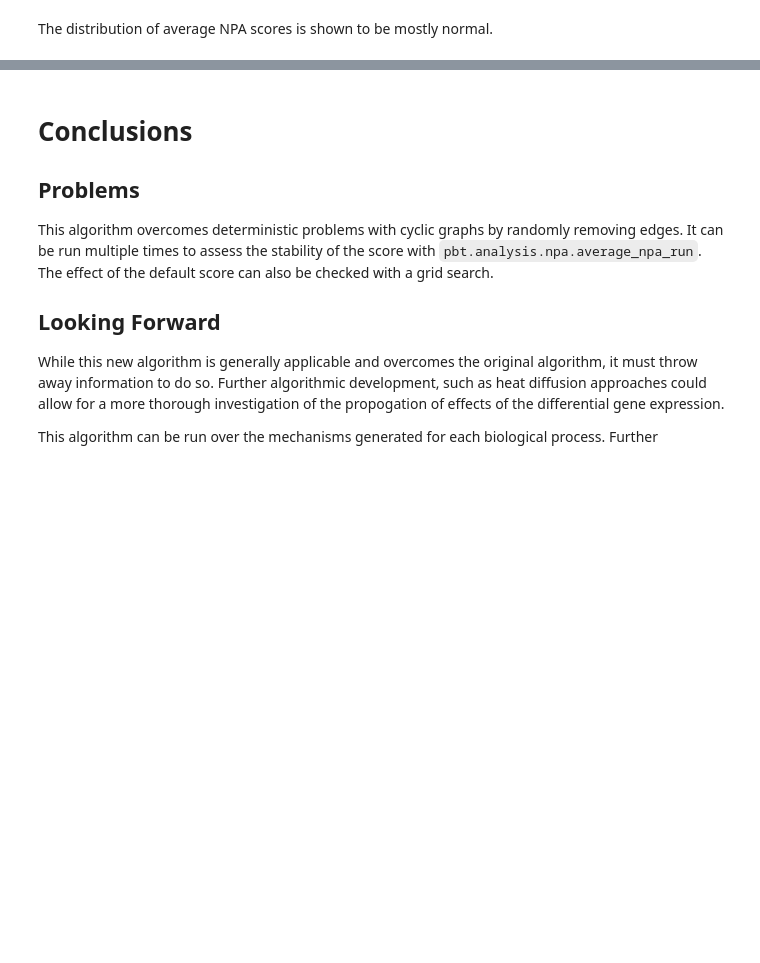
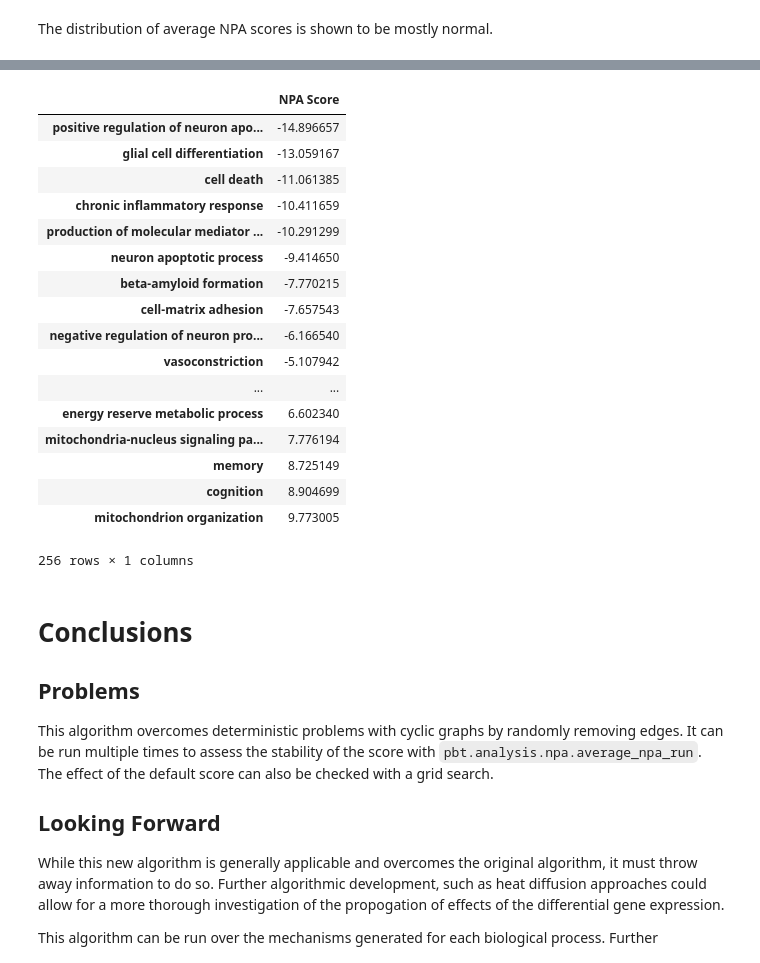
Before and after one commit to pybel/pybel-notebooks, a Jupyter notebook: NPA Demo.ipynb, the cells around one changed output, grey strips where cells are left out. Cells and saved outputs as stored; diff of their text form; code cells hidden in the pictures; blank space fills up the shorter version.

```diff
--- a/NPA Demo.ipynb
+++ b/NPA Demo.ipynb
@@ -322,10 +328,10 @@ Wall time: 1.87 s
 # %%
 %%time
+
 scores = {}
 
-for i, (node, subgraph) in enumerate(candidate_mechanisms.items()):
-    average_score = npa.multirun_average(subgraph, node, label, runs=40)
-    scores[node] = average_score
+for node, subgraph in candidate_mechanisms.items():
+    scores[node] = npa.multirun_average(subgraph, node, label, runs=40)
 # %% [output]
 WARNING:pybel_tools.analysis.npa:Unable to run NPA on ('BiologicalProcess', 'MESHPP', 'Axonal Transport')
 WARNING:pybel_tools.analysis.npa:Unable to run NPA on ('BiologicalProcess', 'GOBP', 'mitochondrial calcium ion transport')
@@ -354,5 +360,6 @@ len(candidate_mechanisms), sum(1 for score in scores.values() if score)
 scores_cute_names = {calculate_canonical_name(graph, n): s for n, s in scores.items()}
 # %%
 scores_df = pd.DataFrame.from_dict(scores_cute_names, orient='index')
+scores_df.columns = ['NPA Score']
 # %% [markdown]
 The distribution of average NPA scores is shown to be mostly normal.
@@ -385,3 +374,25 @@ scores_df[scores_df[0].notnull()].sort_values(0)
+# %%
+scores_df.to_csv(os.path.expanduser('~/Desktop/npa_demo.csv'))
+scores_df[scores_df['NPA Score'].notnull()].sort_values('NPA Score')
+# %% [output]
+|  | NPA Score |
+| positive regulation of neuron apo... | -14.896657 |
+| glial cell differentiation | -13.059167 |
+| cell death | -11.061385 |
+| chronic inflammatory response | -10.411659 |
+| production of molecular mediator ... | -10.291299 |
+| neuron apoptotic process | -9.414650 |
+| beta-amyloid formation | -7.770215 |
+| cell-matrix adhesion | -7.657543 |
+| negative regulation of neuron pro... | -6.166540 |
+| vasoconstriction | -5.107942 |
+| ... | ... |
+| energy reserve metabolic process | 6.602340 |
+| mitochondria-nucleus signaling pa... | 7.776194 |
+| memory | 8.725149 |
+| cognition | 8.904699 |
+| mitochondrion organization | 9.773005 |
+256 rows × 1 columns
 # %% [markdown]
 # Conclusions
 
```
Also changed, not shown: parts of 10 cells of this notebook, 1 other file.
